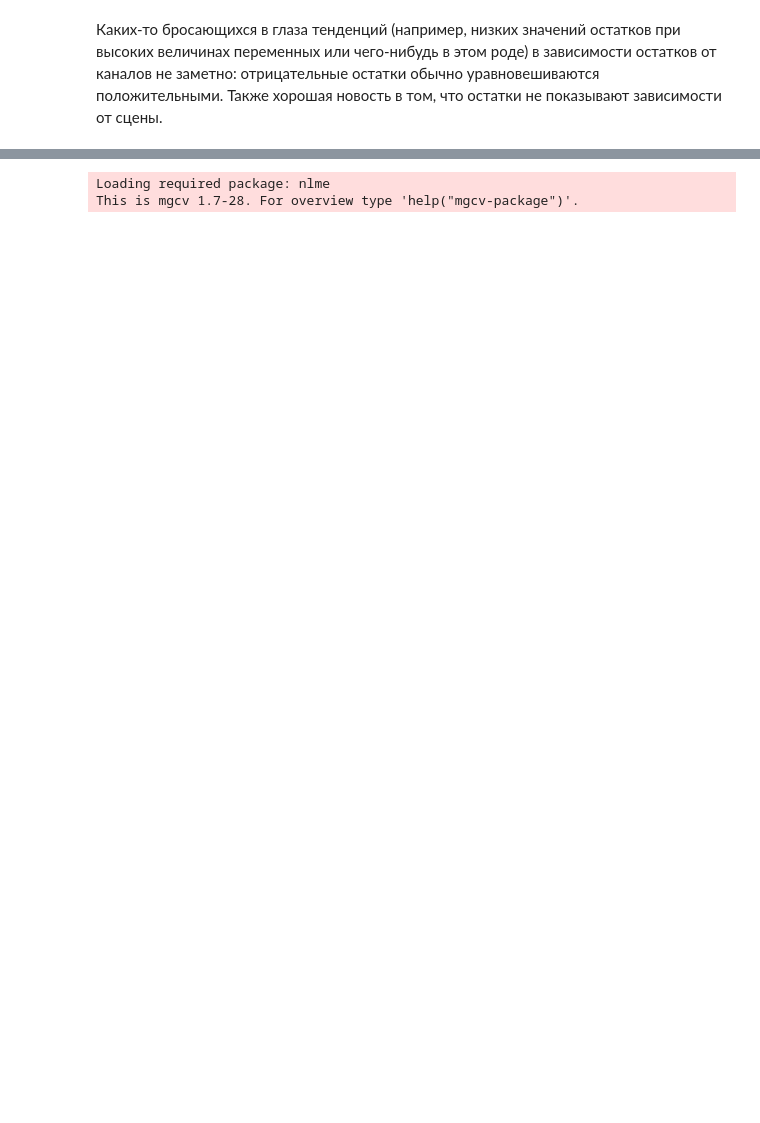
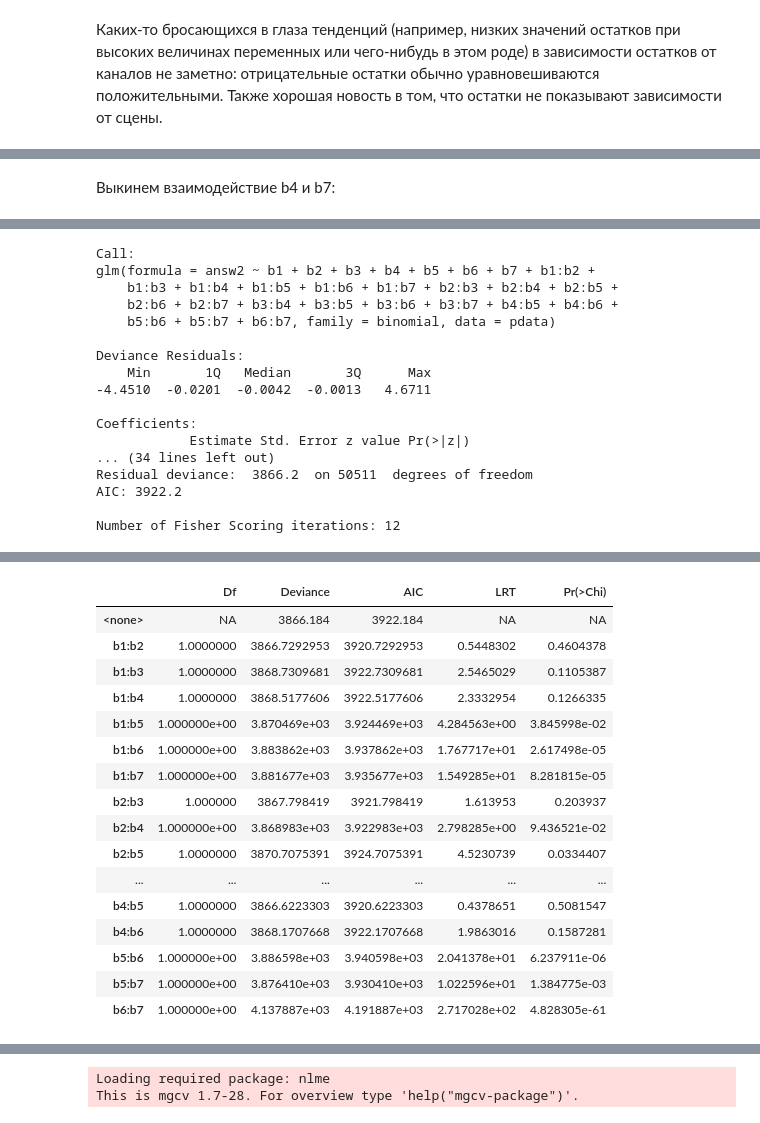
Before and after one commit to nextgis/remote_sensing, a Jupyter notebook: deforestation/CMASK_exploration.ipynb, the cells around one changed output, grey strips where cells are left out. Drawn from its saved outputs; the diff is of its cells as text; code cells hidden in the pictures; blank space fills up the shorter version.

```diff
--- a/deforestation/CMASK_exploration.ipynb
+++ b/deforestation/CMASK_exploration.ipynb
@@ -894,0 +1537,14 @@ png
+# %% [markdown]
+Выкинем взаимодействие b4 и b7:
+# %%
+simple.glm23 = glm(answ2 ~ b1 + b2 + b3 + b4 + b5 + b6 + b7 +
+                   b1:b2 + b1:b3 + b1:b4 + b1:b5 + b1:b6 + b1:b7 +
+                   b2:b3 + b2:b4 + b2:b5 + b2:b6 + b2:b7 +
+                   b3:b4 + b3:b5 + b3:b6 + b3:b7+
+                   b4:b5 + b4:b6 +
+                   b5:b6 + b5:b7 +
+                   b6:b7,
+                   data=pdata, family=binomial)
+summary(simple.glm23)
+drop1(simple.glm23, test="Chi")
+# %% [output]
@@ -894,0 +1553,17 @@ png
+Call:
+glm(formula = answ2 ~ b1 + b2 + b3 + b4 + b5 + b6 + b7 + b1:b2 +
+    b1:b3 + b1:b4 + b1:b5 + b1:b6 + b1:b7 + b2:b3 + b2:b4 + b2:b5 +
+    b2:b6 + b2:b7 + b3:b4 + b3:b5 + b3:b6 + b3:b7 + b4:b5 + b4:b6 +
+    b5:b6 + b5:b7 + b6:b7, family = binomial, data = pdata)
+
+Deviance Residuals:
+    Min       1Q   Median       3Q      Max
+-4.4510  -0.0201  -0.0042  -0.0013   4.6711
+
+Coefficients:
+            Estimate Std. Error z value Pr(>|z|)
+... (34 lines left out)
+Residual deviance:  3866.2  on 50511  degrees of freedom
+AIC: 3922.2
+
+Number of Fisher Scoring iterations: 12
@@ -894,0 +1587,17 @@ png
+|  | Df | Deviance | AIC | LRT | Pr(>Chi) |
+| <none> | NA | 3866.184 | 3922.184 | NA | NA |
+| b1:b2 | 1.0000000 | 3866.7292953 | 3920.7292953 | 0.5448302 | 0.4604378 |
+| b1:b3 | 1.0000000 | 3868.7309681 | 3922.7309681 | 2.5465029 | 0.1105387 |
+| b1:b4 | 1.0000000 | 3868.5177606 | 3922.5177606 | 2.3332954 | 0.1266335 |
+| b1:b5 | 1.000000e+00 | 3.870469e+03 | 3.924469e+03 | 4.284563e+00 | 3.845998e-02 |
+| b1:b6 | 1.000000e+00 | 3.883862e+03 | 3.937862e+03 | 1.767717e+01 | 2.617498e-05 |
+| b1:b7 | 1.000000e+00 | 3.881677e+03 | 3.935677e+03 | 1.549285e+01 | 8.281815e-05 |
+| b2:b3 | 1.000000 | 3867.798419 | 3921.798419 | 1.613953 | 0.203937 |
+| b2:b4 | 1.000000e+00 | 3.868983e+03 | 3.922983e+03 | 2.798285e+00 | 9.436521e-02 |
+| b2:b5 | 1.0000000 | 3870.7075391 | 3924.7075391 | 4.5230739 | 0.0334407 |
+| ... | ... | ... | ... | ... | ... |
+| b4:b5 | 1.0000000 | 3866.6223303 | 3920.6223303 | 0.4378651 | 0.5081547 |
+| b4:b6 | 1.0000000 | 3868.1707668 | 3922.1707668 | 1.9863016 | 0.1587281 |
+| b5:b6 | 1.000000e+00 | 3.886598e+03 | 3.940598e+03 | 2.041378e+01 | 6.237911e-06 |
+| b5:b7 | 1.000000e+00 | 3.876410e+03 | 3.930410e+03 | 1.022596e+01 | 1.384775e-03 |
+| b6:b7 | 1.000000e+00 | 4.137887e+03 | 4.191887e+03 | 2.717028e+02 | 4.828305e-61 |
```
Also changed, not shown: parts of 74 cells of this notebook, 7 other files.
